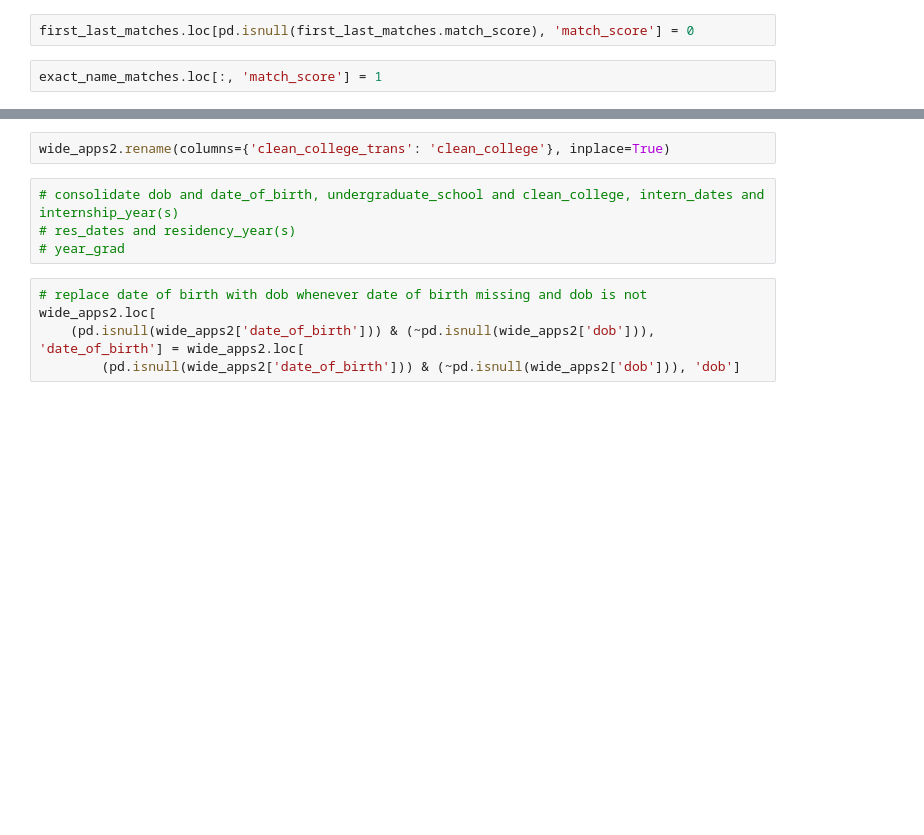
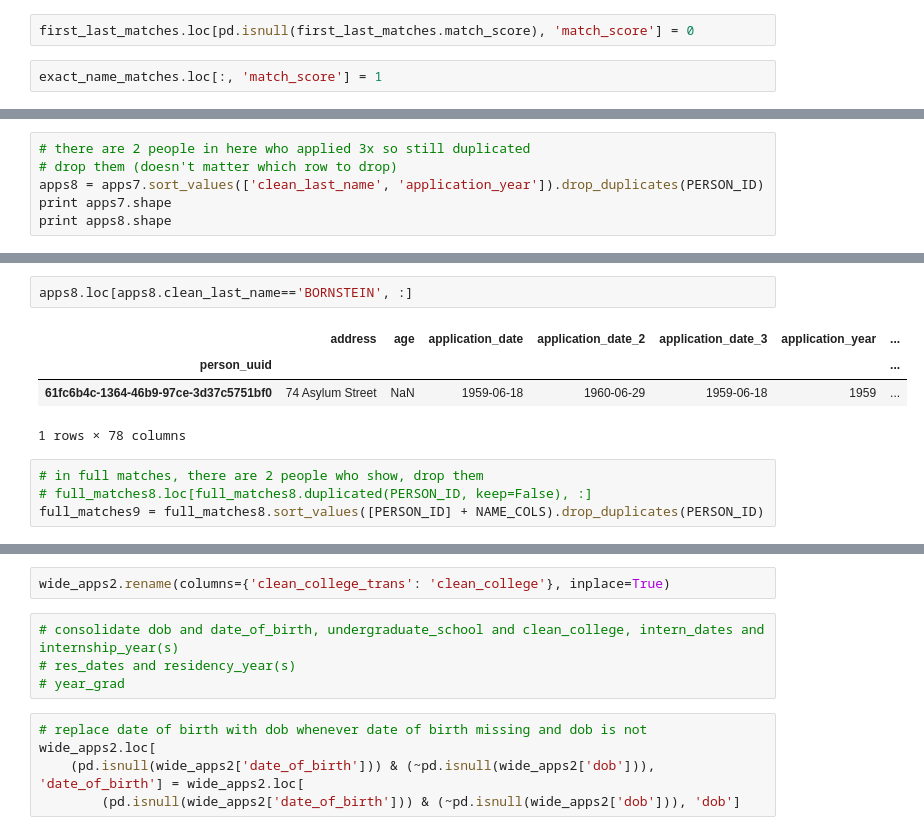
Before and after one commit to Lrraymond13/yellow_beret, a Jupyter notebook: Clean and Merge NIH Associates and Applicants.ipynb, the cells around one changed output, grey strips where cells are left out. Drawn from its saved outputs; the diff is of its cells as text; blank space fills up the shorter version.

```diff
--- a/Clean and Merge NIH Associates and Applicants.ipynb
+++ b/Clean and Merge NIH Associates and Applicants.ipynb
@@ -358,0 +577,6 @@ wide_apps2 = wide_apps.drop(['Unnamed: 0', "daniel's_comments", 'firstname', 'la
+# %%
+# there are 2 people in here who applied 3x so still duplicated
+# drop them (doesn't matter which row to drop)
+apps8 = apps7.sort_values(['clean_last_name', 'application_year']).drop_duplicates(PERSON_ID)
+print apps7.shape
+print apps8.shape
@@ -358,0 +595,11 @@ wide_apps2 = wide_apps.drop(['Unnamed: 0', "daniel's_comments", 'firstname', 'la
+# %%
+apps8.loc[apps8.clean_last_name=='BORNSTEIN', :]
+# %% [output]
+|  | address | age | application_date | application_date_2 | application_date_3 | application_year | ... |
+| person_uuid |  |  |  |  |  |  | ... |
+| 61fc6b4c-1364-46b9-97ce-3d37c5751bf0 | 74 Asylum Street | NaN | 1959-06-18 | 1960-06-29 | 1959-06-18 | 1959 | ... |
+1 rows × 78 columns
+# %%
+# in full matches, there are 2 people who show, drop them
+# full_matches8.loc[full_matches8.duplicated(PERSON_ID, keep=False), :]
+full_matches9 = full_matches8.sort_values([PERSON_ID] + NAME_COLS).drop_duplicates(PERSON_ID)
```
Also changed, not shown: parts of 170 cells of this notebook, 2 other files.
